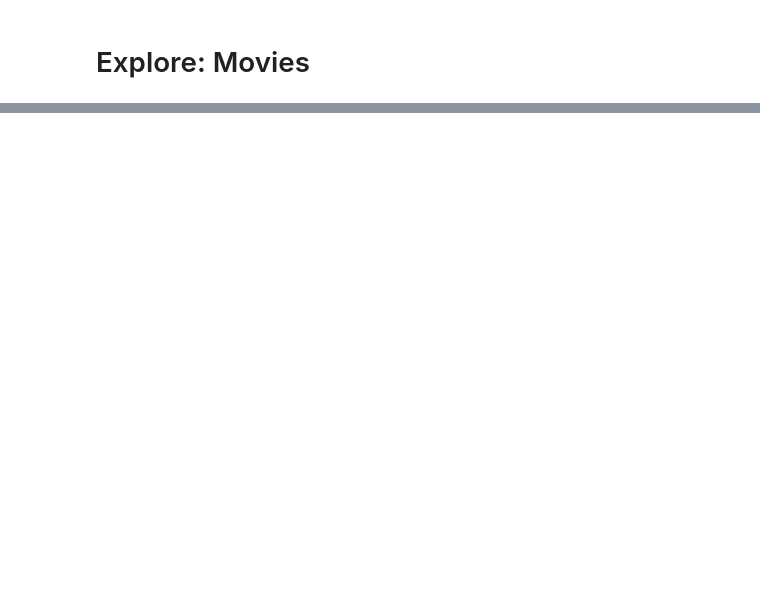
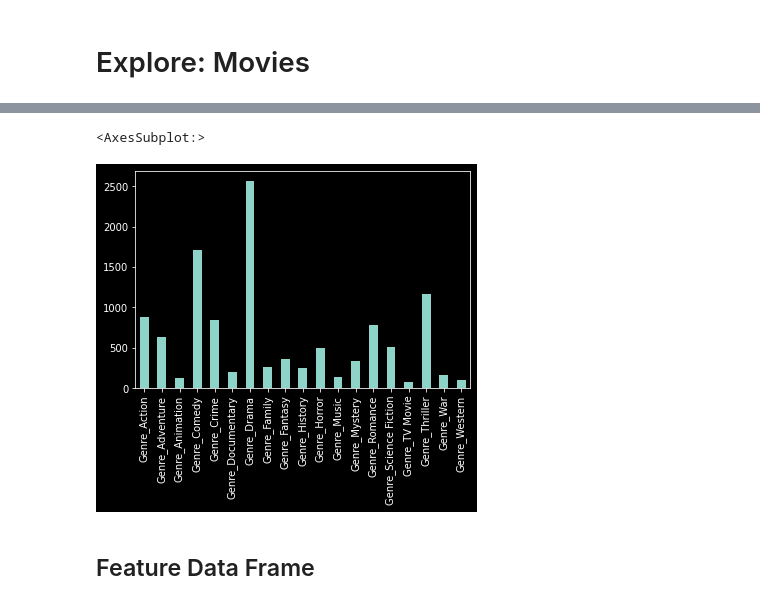
Before and after one commit to clstaudt/movie-poster-classifier, a Jupyter notebook: notebooks/explore-movies.ipynb, the cells around one changed output, grey strips where cells are left out. Drawn from its saved outputs; the diff is of its cells as text; code cells hidden in the pictures; blank space fills up the shorter version.

Commit message:
notebooks for download and data exploration

```diff
--- a/notebooks/explore-movies.ipynb
+++ b/notebooks/explore-movies.ipynb
@@ -3,3 +5,6 @@
+# %%
+import matplotlib.pyplot as plt
+plt.style.use('dark_background')
 # %%
 movies = catalog.load("movies")
 # %% [output]
@@ -6,0 +12,2 @@ movies = catalog.load("movies")
+# %%
+movies = movies.set_index("id")
@@ -62,0 +96,5 @@ list(itertools.chain(movies["genre_names"]))
+# %%
+genre_labels = pandas.get_dummies(
+    movies["genre_names"].apply(pandas.Series).stack(),
+    prefix="Genre"
+).sum(level=0)
@@ -62,0 +118,7 @@ list(itertools.chain(movies["genre_names"]))
+# %%
+genre_labels.sum().plot(kind="bar")
+# %% [output]
+<AxesSubplot:>
+[figure, added]
+# %% [markdown]
+## Feature Data Frame
```
Also changed, not shown: parts of 14 cells of this notebook, 6 other files.
